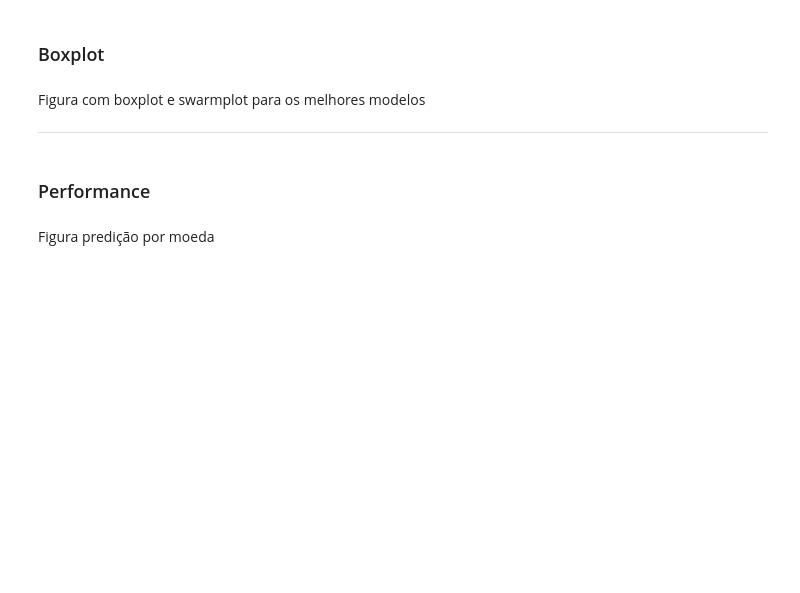
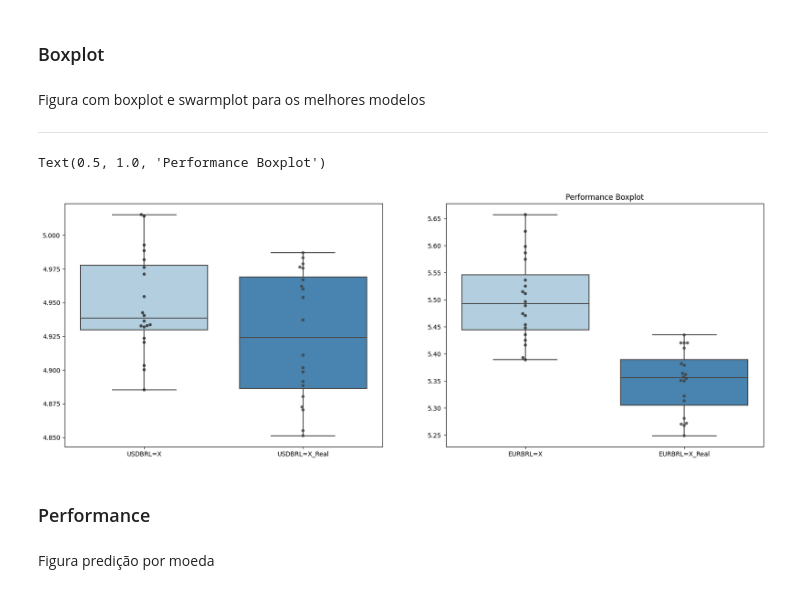
Before and after one commit to deniseiras/Forex_RNN, a Jupyter notebook: Forex_RNN.ipynb, the cells around one changed output. Saved outputs shown, nothing was run; the diff lists cells and outputs as text; code cells hidden in the pictures; blank space fills up the shorter version.

Commit message:
Prediction in the future done

```diff
--- a/Forex_RNN.ipynb
+++ b/Forex_RNN.ipynb
@@ -513,7 +609,7 @@ Salvando melhores modelos encontrados
 # %%
 result_all_best_arr = []
 for stock in arr_acoes:
-  best = all_results[all_results["stock"] == f"{stock}"].sort_values("mae", ascending=True).head(1)
+  best = all_results[all_results["stock"] == f"{stock}"].sort_values("mse", ascending=True).head(1)
   result_all_best_arr.append(best)
   mod = best["model"]
   mod = mod.iloc[0]
@@ -608,20 +704,37 @@ e Construção dos dados de predição, também usados no Boxplot e Swarmplot
 # %%
-aval_fut = aval.copy()
+aval_fut = pd.DataFrame()
 
+sharpness = 0.03
+test_fut_days = 20
 for index, setup in result_all_best.iterrows():
 
-  scaler, X_train, X_test, y_train, y_test = preprocess(df, setup['stock'], timesteps, 0)
+  scaler, X_train, X_test, y_train, y_test = preprocess(df, setup['stock'], timesteps, test_fut_days)
   inittime = time()
-  print(f"Treinando {setup['stock']} com {setup['model_type']} , units={setup['unit']}, batch={setup['batch_size']}")
-  m, h = model_type(setup['model_type'], unit=setup['unit'], optimizer=setup['optimizer'], timesteps=timesteps,
-                    X=X_train, y=y_train, epochs=epochs, batch_size=setup['batch_size'])
+  print(f"Usando {setup['stock']} com {setup['model_type']} , units={setup['unit']}, batch={setup['batch_size']}")
+  # m, h = model_type(setup['model_type'], unit=setup['unit'], optimizer=setup['optimizer'], timesteps=timesteps,
+  #                   X=X_train, y=y_train, epochs=epochs, batch_size=setup['batch_size'])
+
+  m = tf.keras.models.load_model(f'mod_{setup["stock"]}')
   endtime = time()
   print(f'Tempo de treino: {(endtime-inittime)/60} minutos' )
 
-  # predicting for the last
-  y_pred = m.predict(X_train[-1:,:])
-  y_pred = scaler.inverse_transform(y_pred)
+  # Initial sequence for prediction
+  initial_sequence = X_test[0]
+  # Predict future values iteratively
+  predicted_values = []
+
+  for _ in range(test_fut_days):
+    # Predict the next step
+    next_step = m.predict(np.array([initial_sequence]))
+    if sharpness is not None:
+      next_step[0, 0] = next_step[0, 0] + next_step[0, 0]*uniform(-sharpness, sharpness)
+    # Append the predicted value
+    predicted_values.append(next_step[0, 0])
+    # Update the initial sequence by removing the oldest value and appending the predicted value
+    initial_sequence = np.roll(initial_sequence, shift=-1, axis=0)
+    initial_sequence[-1] = next_step[0, 0]
+
+  y_pred = scaler.inverse_transform(np.array(predicted_values).reshape(-1, 1))
+  y_real = scaler.inverse_transform(y_test)
   aval_fut[f'{setup["stock"]}'] = y_pred[:,0]
-
-
-  break
+  aval_fut[f'{setup["stock"]}_Real'] = y_real[:,0]
@@ -633,13 +764,16 @@ Figura com boxplot e swarmplot para os melhores modelos
 ---
 # %%
 fig, ax = plt.subplots(figsize=(20, 7), nrows=1, ncols=2)
-# sns.boxplot(data=aval_fut.filter(regex=usdbrl), dodge=False, palette="Blues", ax=ax[0])
-# sns.swarmplot(data=aval_fut.filter(regex=usdbrl), color=".25", alpha=0.8, ax=ax[0])
+sns.boxplot(data=aval_fut.filter(regex=usdbrl), dodge=False, palette="Blues", ax=ax[0])
+sns.swarmplot(data=aval_fut.filter(regex=usdbrl), color=".25", alpha=0.8, ax=ax[0])
 
 sns.boxplot(data=aval_fut.filter(regex=eurobrl), dodge=False, palette="Blues", ax=ax[1])
 sns.swarmplot(data=aval_fut.filter(regex=eurobrl), color=".25", alpha=0.8, ax=ax[1])
 
 ax[1].set_title("Performance Boxplot")
+# %% [output]
+Text(0.5, 1.0, 'Performance Boxplot')
+[figure, added]
 # %% [markdown]
 ### Performance
 # %% [markdown]
```
Also changed, not shown: parts of 22 cells of this notebook.
